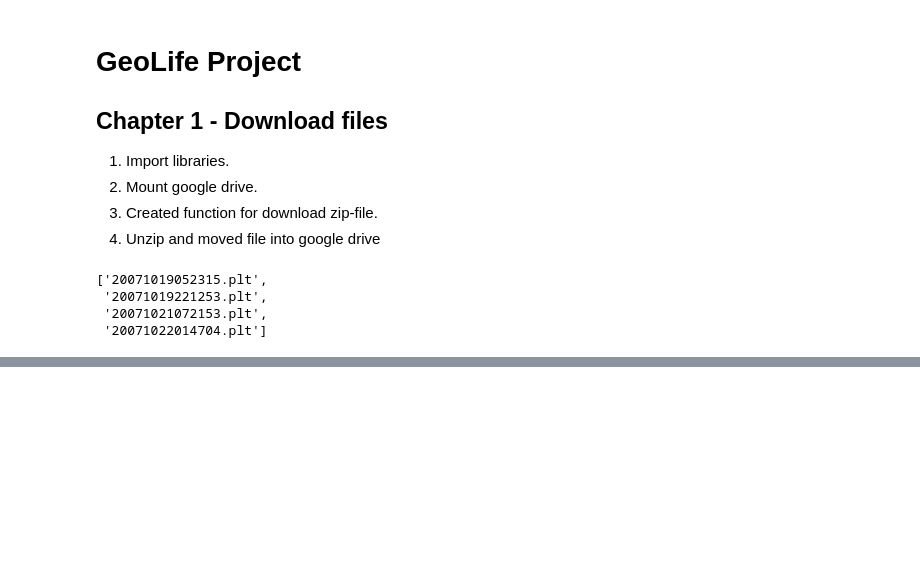
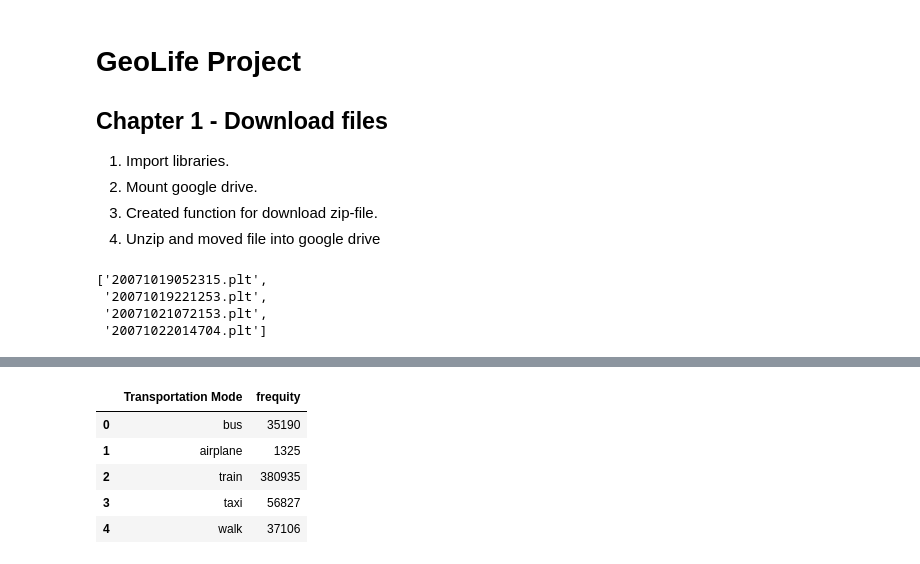
Before and after one commit to danik-tro/GeoLifeProject, a Jupyter notebook: GeoLife.ipynb, the cells around one changed output, grey strips where cells are left out. Drawn from its saved outputs; the diff is of its cells as text; code cells hidden in the pictures; blank space fills up the shorter version.

```diff
--- a/GeoLife.ipynb
+++ b/GeoLife.ipynb
@@ -154,0 +163,11 @@ df2.count()
+# %%
+df_join.orderBy("timestamp")\
+             .groupBy("Transportation Mode")\
+      .agg(count("latitude").alias("frequity")).toPandas().head()
+# %% [output]
+|  | Transportation Mode | frequity |
+| 0 | bus | 35190 |
+| 1 | airplane | 1325 |
+| 2 | train | 380935 |
+| 3 | taxi | 56827 |
+| 4 | walk | 37106 |
```
Also changed, not shown: parts of 7 cells of this notebook.
